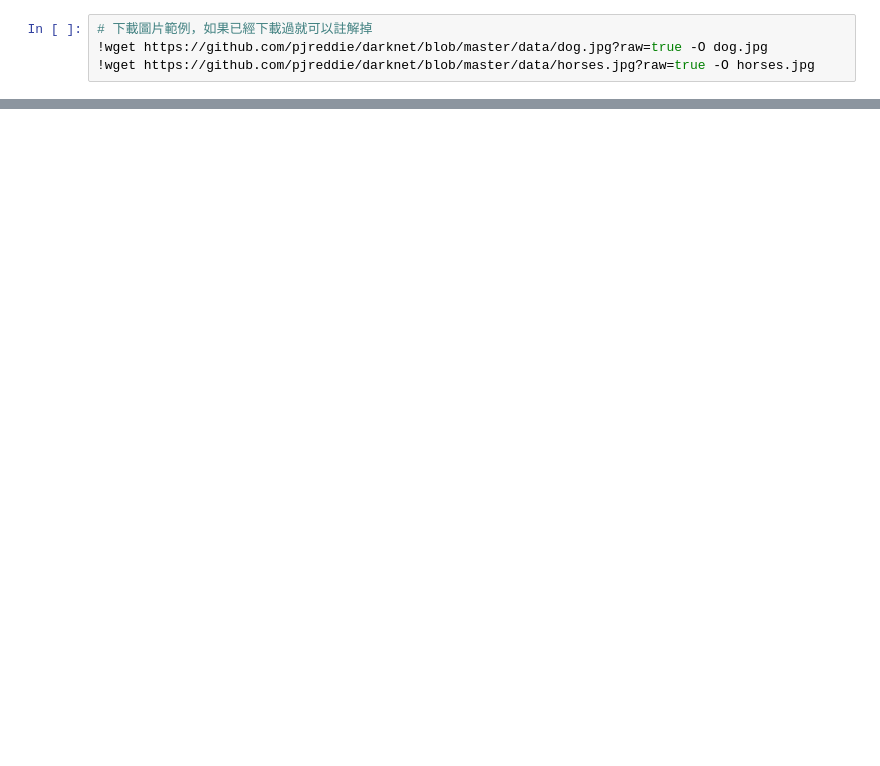
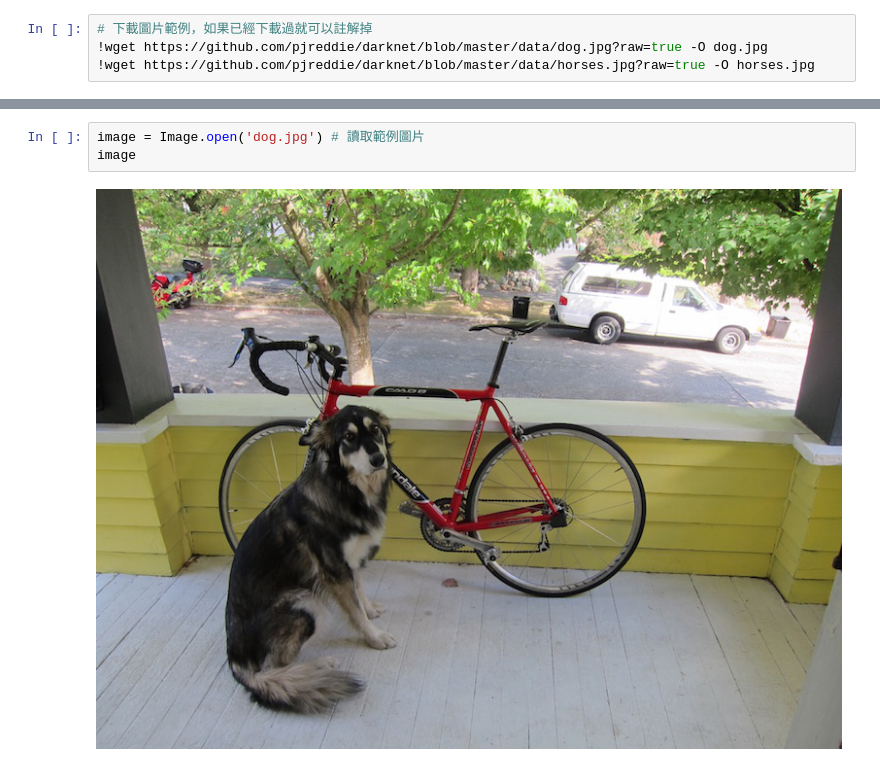
Before and after one commit to andyhu00/1st-DL-CVMarathon, a Jupyter notebook: homework/Day39_yolov3_keras_HW.ipynb, the cells around one changed output, grey strips where cells are left out. Cells and saved outputs as stored; diff of their text form; blank space fills up the shorter version.

```diff
--- a/homework/Day39_yolov3_keras_HW.ipynb
+++ b/homework/Day39_yolov3_keras_HW.ipynb
@@ -199,5 +203,10 @@ class YOLO(object):
 
     def close_session(self):
         self.sess.close()
+# %%
+image = Image.open('dog.jpg') # 讀取範例圖片
+image
+# %% [output]
+[figure, added]
 # %%
 yolo = YOLO() # 初始化 YOLO class
```
Also changed, not shown: parts of 12 cells of this notebook.
